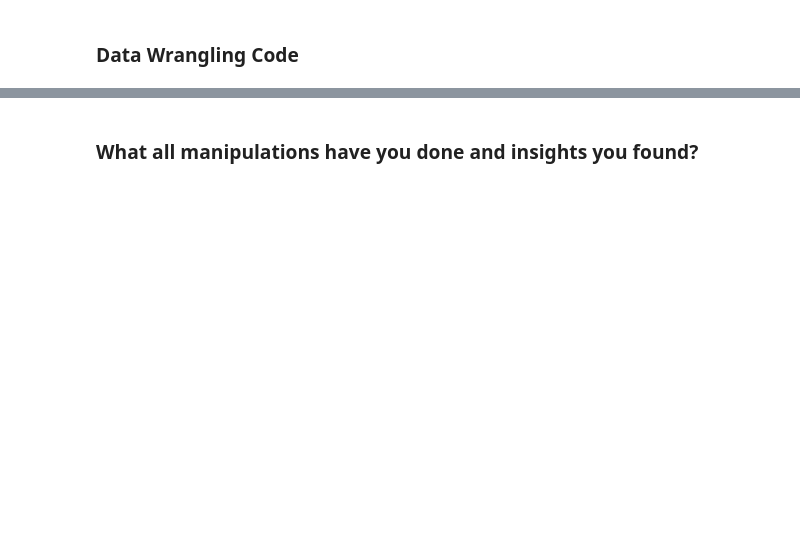
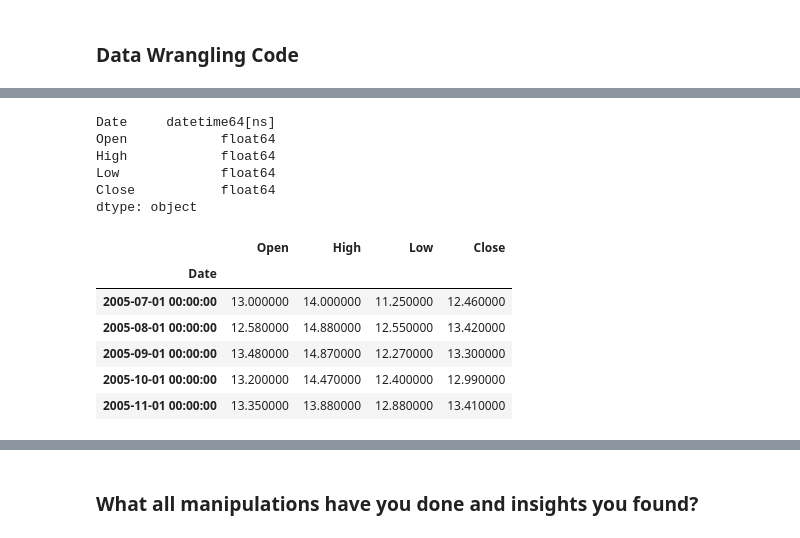
Before and after one commit to RobinBose774/Capstone_Project_Supervised_ML_Regression-Yes_Bank_Stock_Closing_Price_Prediction, a Jupyter notebook: Capstone_Project_Supervised_ML_Regression_Yes_Bank_Stock_Closing_Price_Predictionipynb.ipynb, the cells around one changed output, grey strips where cells are left out. Saved outputs shown, nothing was run; the diff lists cells and outputs as text; code cells hidden in the pictures; blank space fills up the shorter version.

```diff
--- a/Capstone_Project_Supervised_ML_Regression_Yes_Bank_Stock_Closing_Price_Predictionipynb.ipynb
+++ b/Capstone_Project_Supervised_ML_Regression_Yes_Bank_Stock_Closing_Price_Predictionipynb.ipynb
@@ -203,0 +327,6 @@ Answer Here
+# %%
+# Changing date colunn datatype to datetime format.
+from datetime import datetime
+
+# parsing date which is string of format %b-%y to datetime (%b for Month as locale’s abbreviated name and %y for Year without century as a zero-padded decimal number.
+stock_df['Date'] = stock_df['Date'].apply(lambda x: datetime.strptime(x, '%b-%y'))
@@ -203,0 +351,25 @@ Answer Here
+# %%
+#Check the datatype of the columns after changing datatype of date
+stock_df.dtypes
+# %% [output]
+Date     datetime64[ns]
+Open            float64
+High            float64
+Low             float64
+Close           float64
+dtype: object
+# %%
+# Setting the 'Date' column as the index
+stock_df = stock_df.set_index('Date')
+# %%
+# Set the background color of the DataFrame to a gradient
+# using 'style.background_gradient()' method
+stock_df.head().style.background_gradient(cmap='hot')
+# %% [output]
+|  | Open | High | Low | Close |
+| Date |  |  |  |  |
+| 2005-07-01 00:00:00 | 13.000000 | 14.000000 | 11.250000 | 12.460000 |
+| 2005-08-01 00:00:00 | 12.580000 | 14.880000 | 12.550000 | 13.420000 |
+| 2005-09-01 00:00:00 | 13.480000 | 14.870000 | 12.270000 | 13.300000 |
+| 2005-10-01 00:00:00 | 13.200000 | 14.470000 | 12.400000 | 12.990000 |
+| 2005-11-01 00:00:00 | 13.350000 | 13.880000 | 12.880000 | 13.410000 |
```
Also changed, not shown: parts of 41 cells of this notebook.
